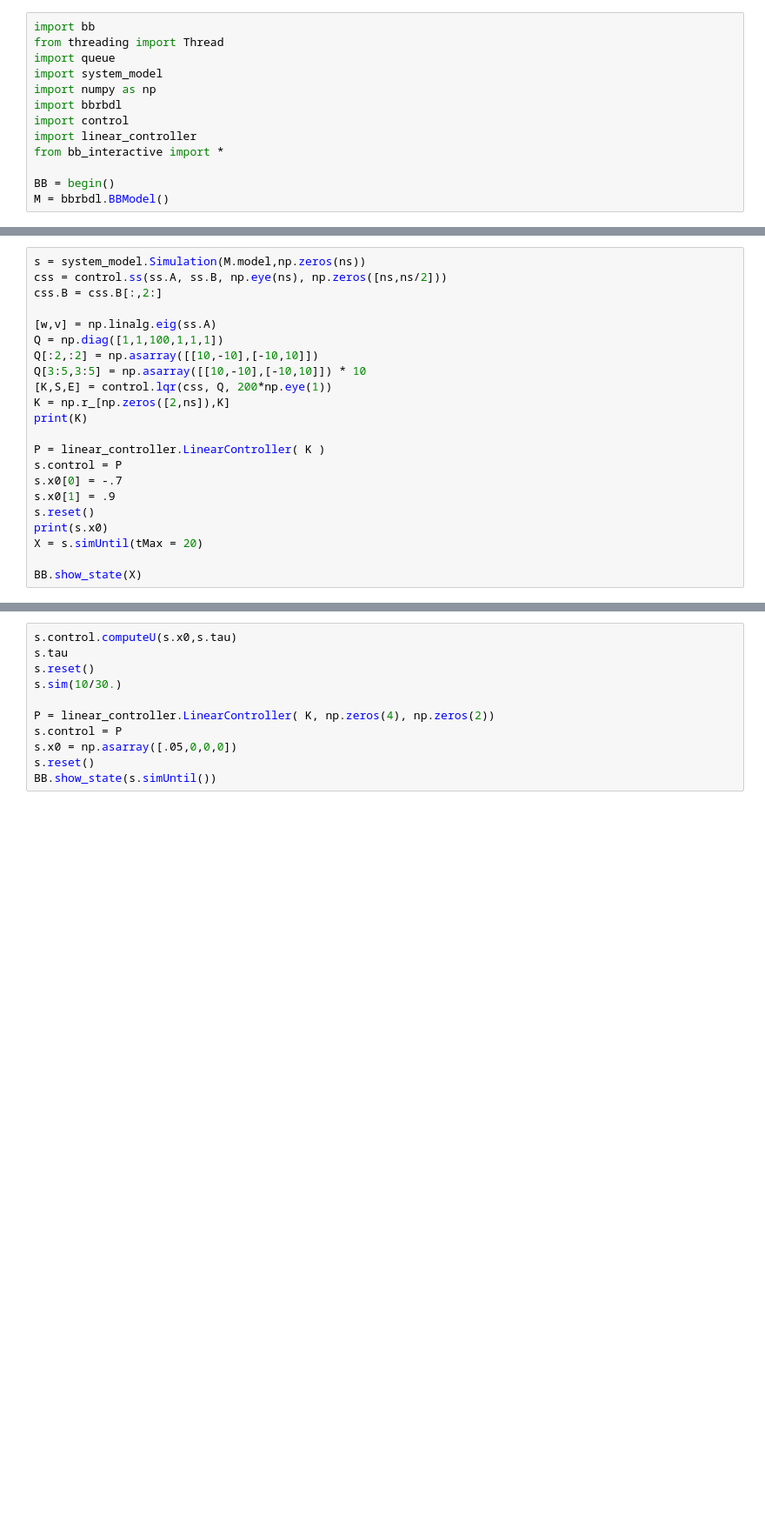
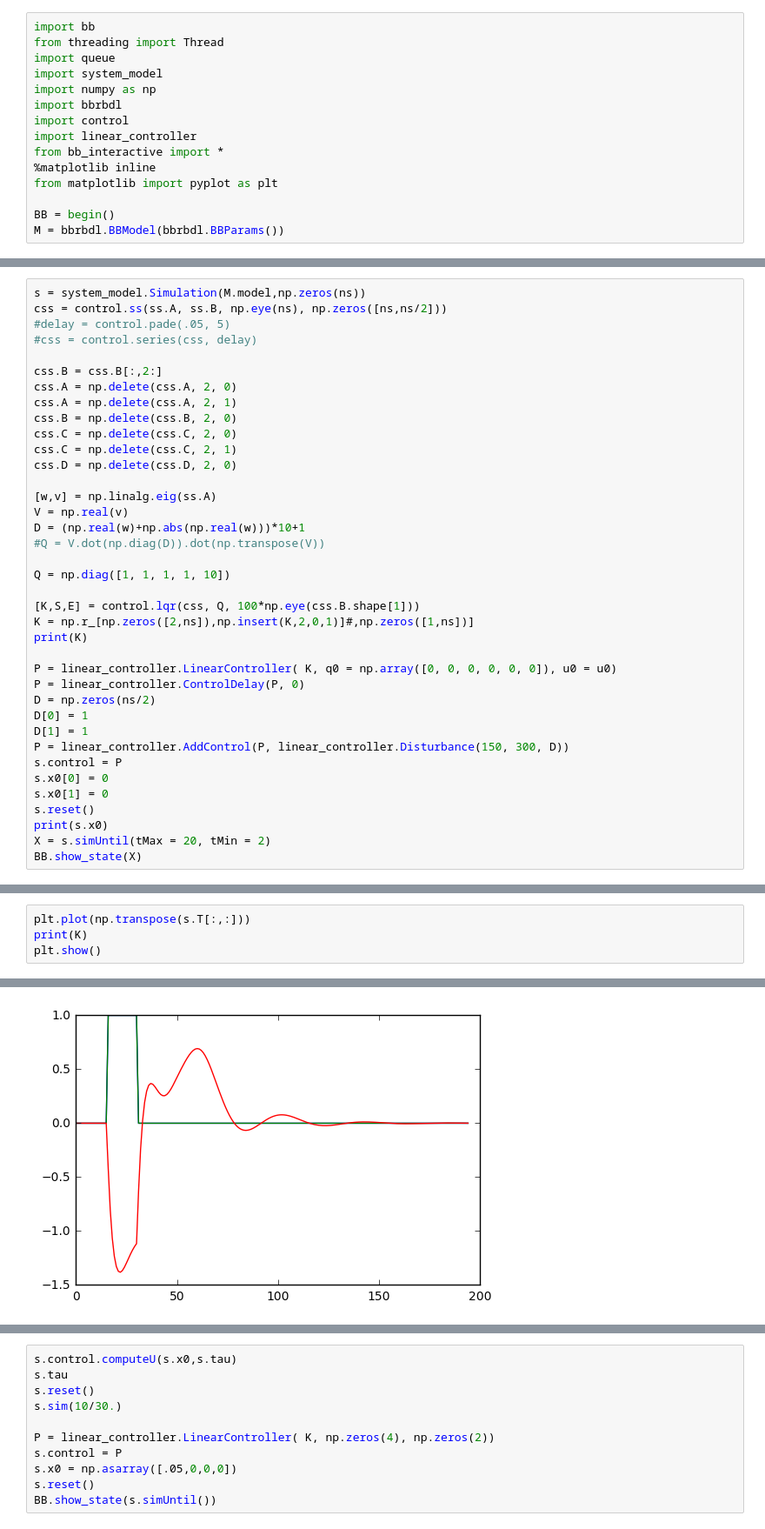
Before and after one commit to Ghost10001988/bb, a Jupyter notebook: bbnote.ipynb, the cells around one changed output, grey strips where cells are left out. Shown: that part at 87% size. Saved outputs shown, nothing was run; the diff lists cells and outputs as text; blank space fills up the shorter version.

```diff
--- a/bbnote.ipynb
+++ b/bbnote.ipynb
@@ -8,8 +8,10 @@ import bbrbdl
 import control
 import linear_controller
 from bb_interactive import *
+%matplotlib inline
+from matplotlib import pyplot as plt
 
 BB = begin()
-M = bbrbdl.BBModel()
+M = bbrbdl.BBModel(bbrbdl.BBParams())
 # %% [output]
 Masses:  0.6361725123519333 1
@@ -37,23 +38,39 @@ BB.show_state(X)
 # %%
 s = system_model.Simulation(M.model,np.zeros(ns))
 css = control.ss(ss.A, ss.B, np.eye(ns), np.zeros([ns,ns/2]))
+#delay = control.pade(.05, 5)
+#css = control.series(css, delay)
+
 css.B = css.B[:,2:]
+css.A = np.delete(css.A, 2, 0)
+css.A = np.delete(css.A, 2, 1)
+css.B = np.delete(css.B, 2, 0)
+css.C = np.delete(css.C, 2, 0)
+css.C = np.delete(css.C, 2, 1)
+css.D = np.delete(css.D, 2, 0)
 
 [w,v] = np.linalg.eig(ss.A)
-Q = np.diag([1,1,100,1,1,1])
-Q[:2,:2] = np.asarray([[10,-10],[-10,10]])
-Q[3:5,3:5] = np.asarray([[10,-10],[-10,10]]) * 10
-[K,S,E] = control.lqr(css, Q, 200*np.eye(1))
-K = np.r_[np.zeros([2,ns]),K]
+V = np.real(v)
+D = (np.real(w)+np.abs(np.real(w)))*10+1
+#Q = V.dot(np.diag(D)).dot(np.transpose(V))
+
+Q = np.diag([1, 1, 1, 1, 10])
+
+[K,S,E] = control.lqr(css, Q, 100*np.eye(css.B.shape[1]))
+K = np.r_[np.zeros([2,ns]),np.insert(K,2,0,1)]#,np.zeros([1,ns])]
 print(K)
 
-P = linear_controller.LinearController( K )
+P = linear_controller.LinearController( K, q0 = np.array([0, 0, 0, 0, 0, 0]), u0 = u0)
+P = linear_controller.ControlDelay(P, 0)
+D = np.zeros(ns/2)
+D[0] = 1
+D[1] = 1
+P = linear_controller.AddControl(P, linear_controller.Disturbance(150, 300, D))
 s.control = P
-s.x0[0] = -.7
-s.x0[1] = .9
+s.x0[0] = 0
+s.x0[1] = 0
 s.reset()
 print(s.x0)
-X = s.simUntil(tMax = 20)
-
+X = s.simUntil(tMax = 20, tMin = 2)
 BB.show_state(X)
 # %% [output]
@@ -74,0 +82,5 @@ BB.show_state(show_mode(v[:,5]))
+# %%
+plt.plot(np.transpose(s.T[:,:]))
+print(K)
+plt.show()
+# %% [output]
@@ -74,0 +91 @@ BB.show_state(show_mode(v[:,5]))
+[figure, added]
```
Also changed, not shown: parts of 9 cells of this notebook, 6 other files.
